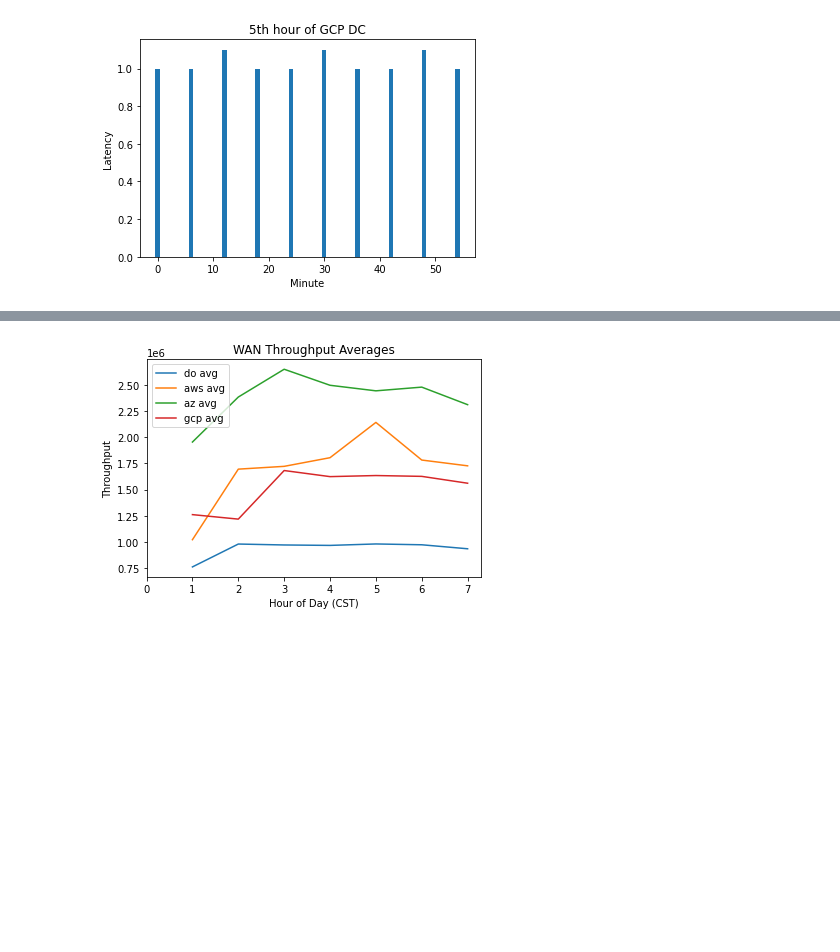
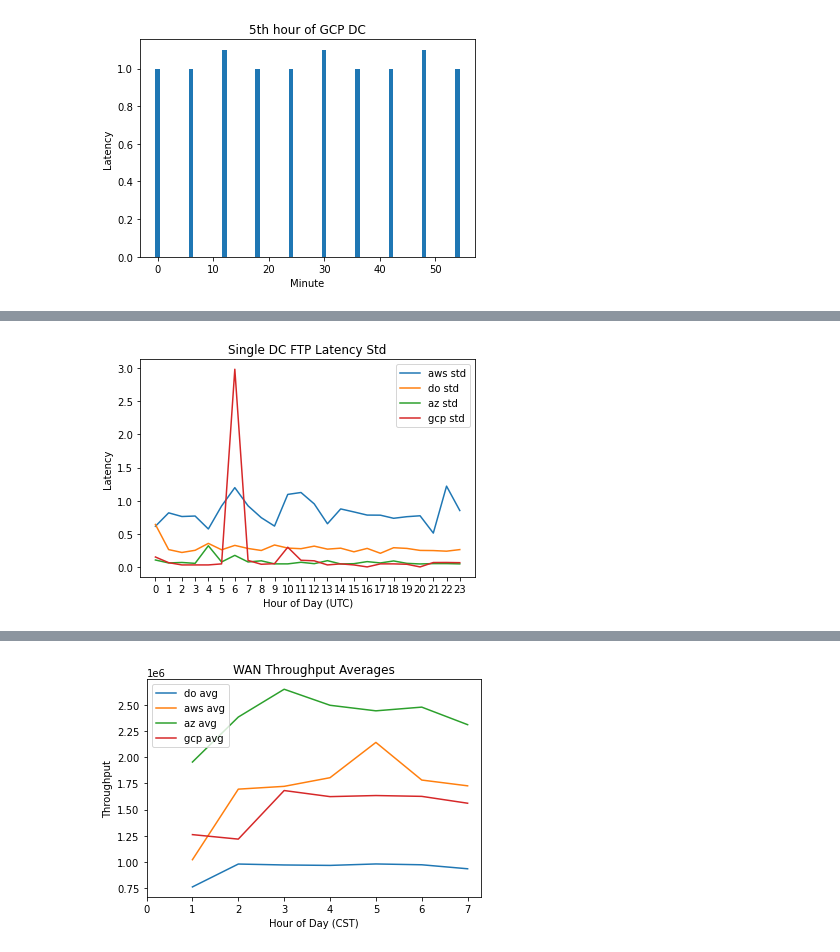
Before and after one commit to yudi-tan/cloud_provider_network_consistency_benchmark, a Jupyter notebook: CS268FTP.ipynb, the cells around one changed output, grey strips where cells are left out. Drawn from its saved outputs; the diff is of its cells as text; code cells hidden in the pictures; blank space fills up the shorter version.

```diff
--- a/CS268FTP.ipynb
+++ b/CS268FTP.ipynb
@@ -409 +409,17 @@ plt.show()
+# %%
+provs = [aws_latency, do_latency, az_latency, gcp_latency]
+
+plt.plot(range(24), [np.std(np.array(aws_latency[i]).astype(np.float)) for i in range(24)], label="aws std")
+plt.plot(range(24), [np.std(np.array(do_latency[i]).astype(np.float)) for i in range(24)], label="do std")
+plt.plot(range(24), [np.std(np.array(az_latency[i]).astype(np.float)) for i in range(24)], label="az std")
+plt.plot(range(24), [np.std(np.array(gcp_latency[i]).astype(np.float)) for i in range(24)], label="gcp std")
+
+plt.xlabel("Hour of Day (UTC)")
+plt.xticks(range(0, 24, 1))
+plt.title('Single DC FTP Latency Std')
+plt.ylabel("Latency")
+plt.legend()
+plt.show()
+# %% [output]
+[figure, added]
 # %%
```
Also changed, not shown: parts of 12 cells of this notebook.
